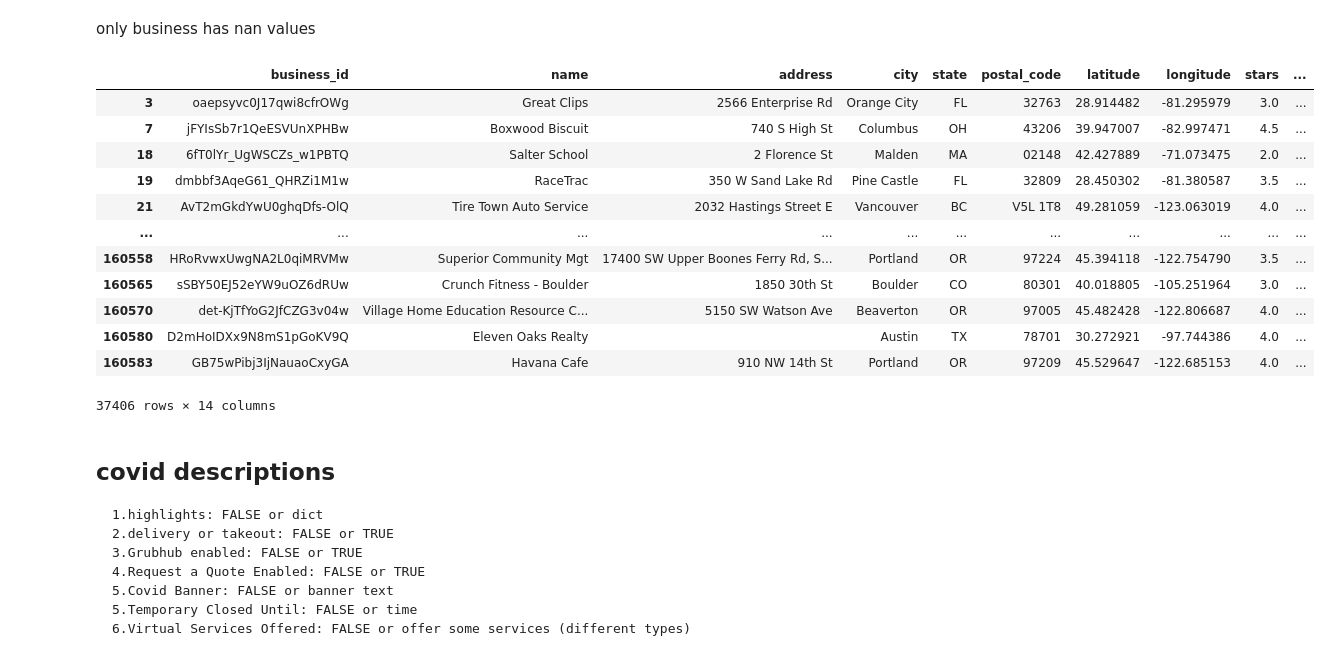
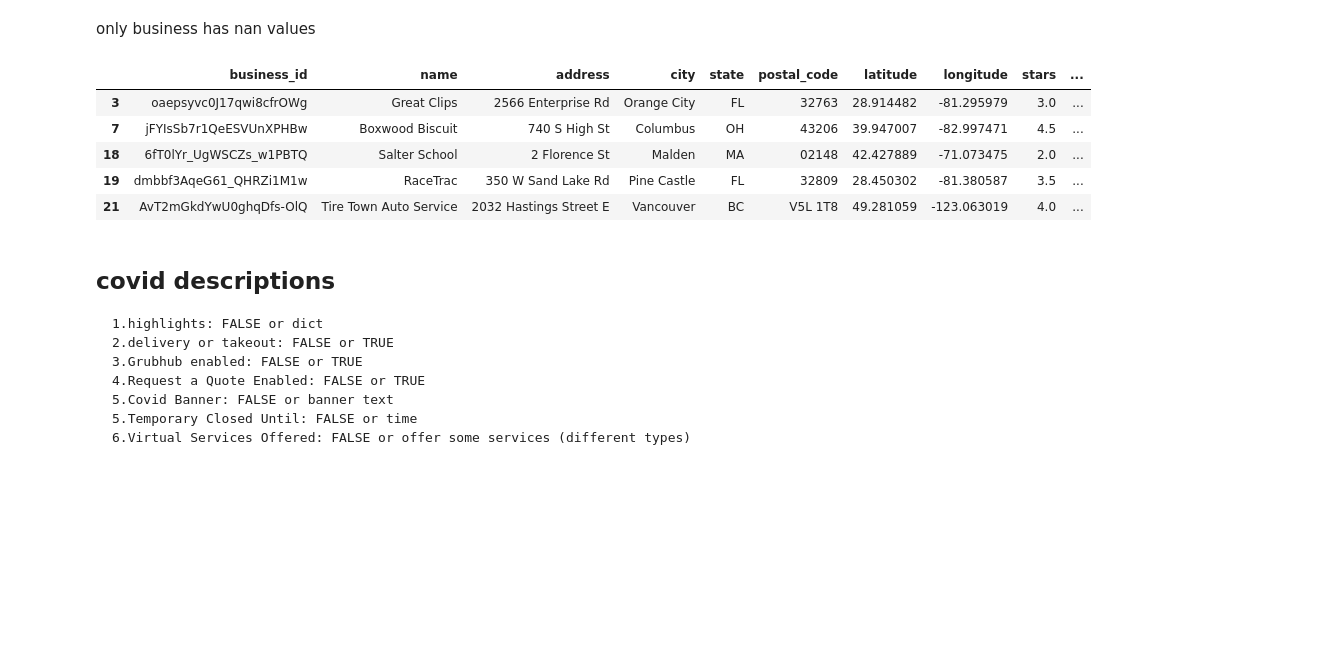
Before and after one commit to hahashuo/yelp_data_628, a Jupyter notebook: data_generation.ipynb, the cells around one changed output. Cells and saved outputs as stored; diff of their text form; code cells hidden in the pictures; blank space fills up the shorter version.

```diff
--- a/data_generation.ipynb
+++ b/data_generation.ipynb
@@ -92,21 +94,14 @@ business[0]
 # %% [markdown]
 only business has nan values
 # %%
-business_df.loc[business_df.isna().sum(axis=1)>=1,:]
+business_df.loc[business_df.isna().sum(axis=1)>=1,:].head()
 # %% [output]
 |  | business_id | name | address | city | state | postal_code | latitude | longitude | stars | ... |
 | 3 | oaepsyvc0J17qwi8cfrOWg | Great Clips | 2566 Enterprise Rd | Orange City | FL | 32763 | 28.914482 | -81.295979 | 3.0 | ... |
 | 7 | jFYIsSb7r1QeESVUnXPHBw | Boxwood Biscuit | 740 S High St | Columbus | OH | 43206 | 39.947007 | -82.997471 | 4.5 | ... |
 | 18 | 6fT0lYr_UgWSCZs_w1PBTQ | Salter School | 2 Florence St | Malden | MA | 02148 | 42.427889 | -71.073475 | 2.0 | ... |
 | 19 | dmbbf3AqeG61_QHRZi1M1w | RaceTrac | 350 W Sand Lake Rd | Pine Castle | FL | 32809 | 28.450302 | -81.380587 | 3.5 | ... |
 | 21 | AvT2mGkdYwU0ghqDfs-OlQ | Tire Town Auto Service | 2032 Hastings Street E | Vancouver | BC | V5L 1T8 | 49.281059 | -123.063019 | 4.0 | ... |
-| ... | ... | ... | ... | ... | ... | ... | ... | ... | ... | ... |
-| 160558 | HRoRvwxUwgNA2L0qiMRVMw | Superior Community Mgt | 17400 SW Upper Boones Ferry Rd, S... | Portland | OR | 97224 | 45.394118 | -122.754790 | 3.5 | ... |
-| 160565 | sSBY50EJ52eYW9uOZ6dRUw | Crunch Fitness - Boulder | 1850 30th St | Boulder | CO | 80301 | 40.018805 | -105.251964 | 3.0 | ... |
-| 160570 | det-KjTfYoG2JfCZG3v04w | Village Home Education Resource C... | 5150 SW Watson Ave | Beaverton | OR | 97005 | 45.482428 | -122.806687 | 4.0 | ... |
-| 160580 | D2mHoIDXx9N8mS1pGoKV9Q | Eleven Oaks Realty |  | Austin | TX | 78701 | 30.272921 | -97.744386 | 4.0 | ... |
-| 160583 | GB75wPibj3IjNauaoCxyGA | Havana Cafe | 910 NW 14th St | Portland | OR | 97209 | 45.529647 | -122.685153 | 4.0 | ... |
-37406 rows × 14 columns
 # %% [markdown]
 ## covid descriptions
     1.highlights: FALSE or dict
```
Also changed, not shown: parts of 20 cells of this notebook.
